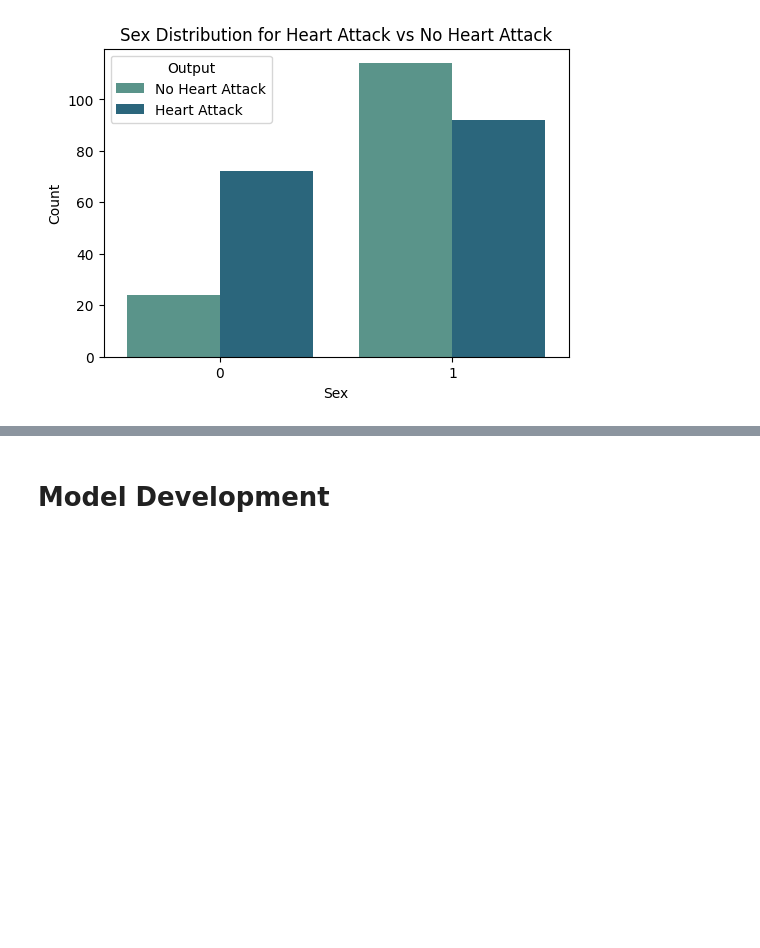
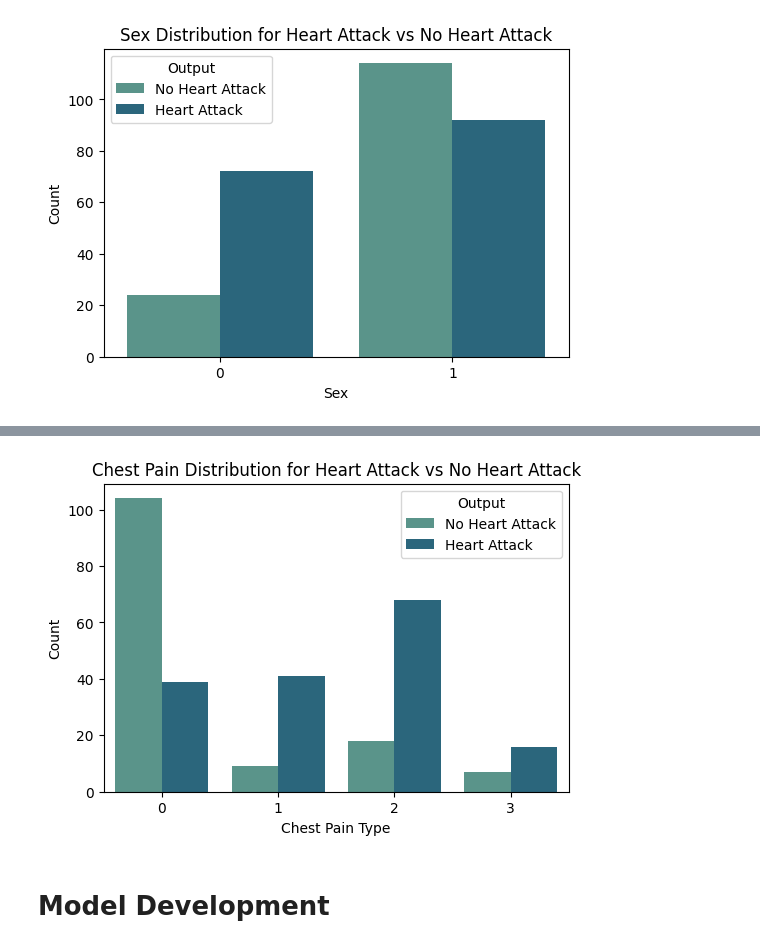
Before and after one commit to anyaachan/Heart-Attack-Prediction, a Jupyter notebook: code/main.ipynb, the cells around one changed output, grey strips where cells are left out. Saved outputs shown, nothing was run; the diff lists cells and outputs as text; code cells hidden in the pictures; blank space fills up the shorter version.

Commit message:
add disclaimer and chest pain type analysis

```diff
--- a/code/main.ipynb
+++ b/code/main.ipynb
@@ -206,3 +212,14 @@ plt.show()
+# %%
+plt.figure(figsize=(6, 4))
+# kdeplot basically calculates how common or rare different values of the variable are
+sns.countplot(data=df_data, x='cp', hue='output', fill=True, palette="crest")
+plt.title('Chest Pain Distribution for Heart Attack vs No Heart Attack')
+plt.xlabel('Chest Pain Type')
+plt.ylabel('Count')
+plt.legend(title='Output', labels=['No Heart Attack', 'Heart Attack'])
+plt.show()
+# %% [output]
+[figure, added]
 # %%
 X = df_data.drop("output", axis = 1)
 y = df_data["output"]
```
Also changed, not shown: parts of 2 cells of this notebook.
